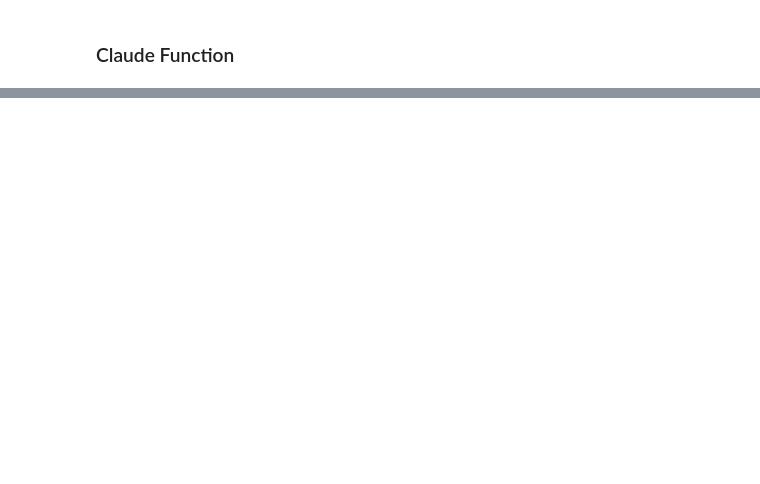
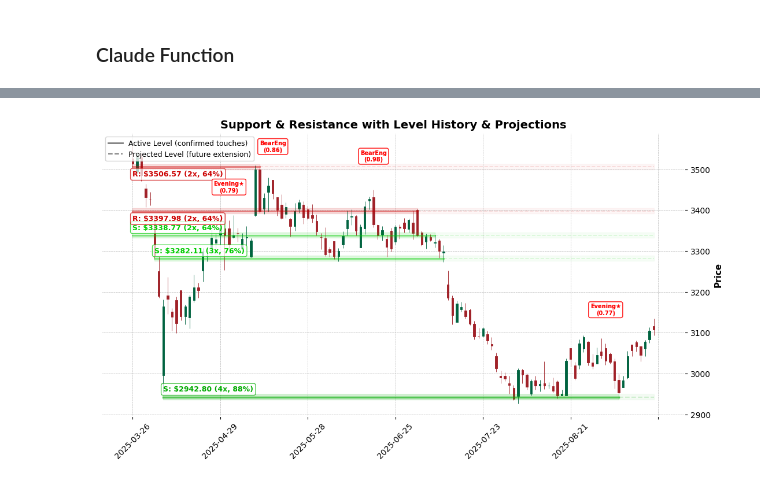
Before and after one commit to iamtatha/BruteQuantLabs, a Jupyter notebook: analysis_scripts/support_resistance.ipynb, the cells around one changed output, grey strips where cells are left out. Cells and saved outputs as stored; diff of their text form; code cells hidden in the pictures; blank space fills up the shorter version.

```diff
--- a/analysis_scripts/support_resistance.ipynb
+++ b/analysis_scripts/support_resistance.ipynb
@@ -117,5 +123,30 @@ def support_resistance_analysis_claude(lot=0, lot_size=200, log=0):
     # fig = plot_support_resistance(_df, support, resistance)
     return _df, support, resistance
+# %%
+def candle_stick_analysis_claude(df, lot=0, lot_size=200, log=0):
+    n = len(df)
+
+    start_date_ind = n - lot_size * (lot + 1)
+    end_date_ind = n - lot_size * lot - 1
+
+    print(start_date_ind, end_date_ind)
+    start_date = dates[start_date_ind]
+    end_date = dates[end_date_ind]
+
+    _df = df[start_date:end_date]
+
+    if log:
+        print(start_date, end_date)
+        print(_df)
+
+    if _df.empty:
+        print("⚠️ Empty dataframe. Check date slicing.")
+        print(start_date, end_date)
+        raise ValueError("Data slice is empty")
+
+    candle_df = detect_candles_claude(_df)
+    # fig = plot_support_resistance(_df, support, resistance)
+    return candle_df
 # %%
 lot = 1
 lot_size = 150
@@ -129,2 +166,10 @@ fig = plot_support_resistance(_df, support, resistance)
+# %%
+fig, axlist = plot_valid_signals(
+    candle_df, conf_threshold=0.5, fig=_fig, axlist=_axlist
+)
+
+fig
+# %% [output]
+[figure, added]
 # %%
 support
```
Also changed, not shown: parts of 9 cells of this notebook, 24 other files.
